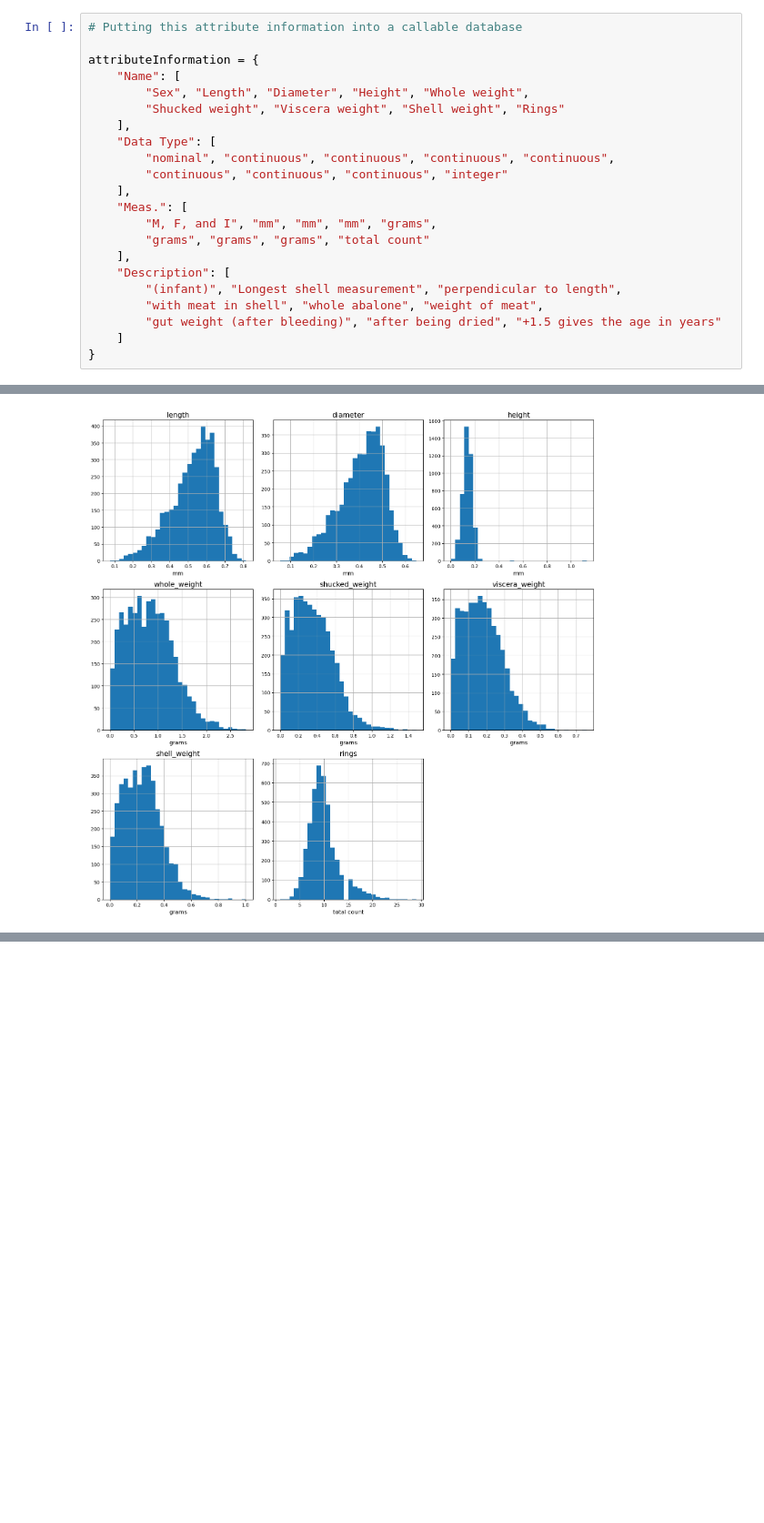
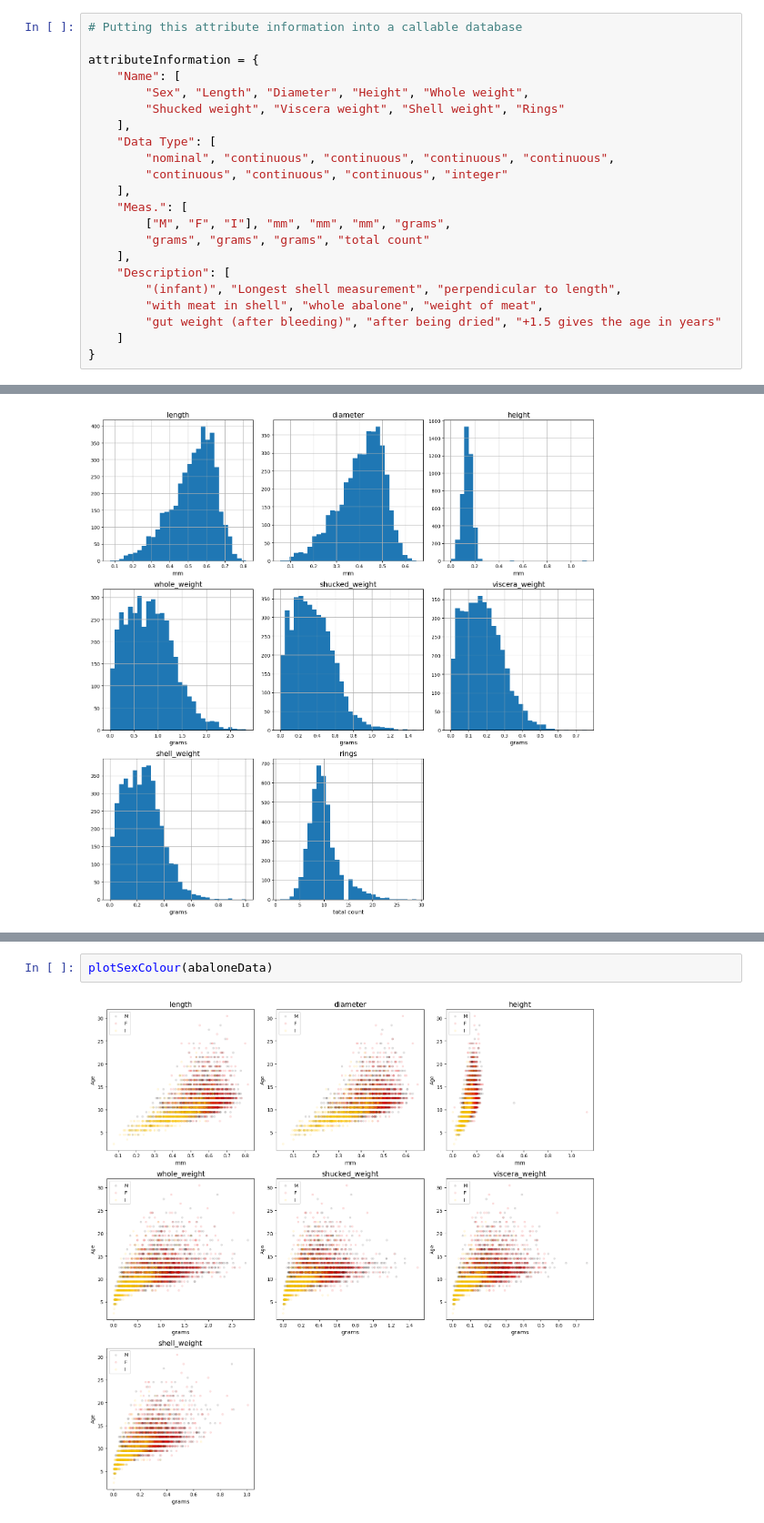
Before and after one commit to DaveAero/ML-S-Autumn, a Jupyter notebook: abalone.ipynb, the cells around one changed output, grey strips where cells are left out. Shown: that part at 91% size. Saved outputs shown, nothing was run; the diff lists cells and outputs as text; blank space fills up the shorter version.

Commit message:
Added Scatter Plots

```diff
--- a/abalone.ipynb
+++ b/abalone.ipynb
@@ -69,7 +71,7 @@ attributeInformation = {
         "continuous", "continuous", "continuous", "integer"
     ],
     "Meas.": [
-        "M, F, and I", "mm", "mm", "mm", "grams",
+        ["M", "F", "I"], "mm", "mm", "mm", "grams",
         "grams", "grams", "grams", "total count"
     ],
     "Description": [
@@ -128,0 +175,4 @@ plotHist(abaloneData)
+# %%
+plotSexColour(abaloneData)
+# %% [output]
+[figure, added]
```
Also changed, not shown: parts of 2 cells of this notebook.
